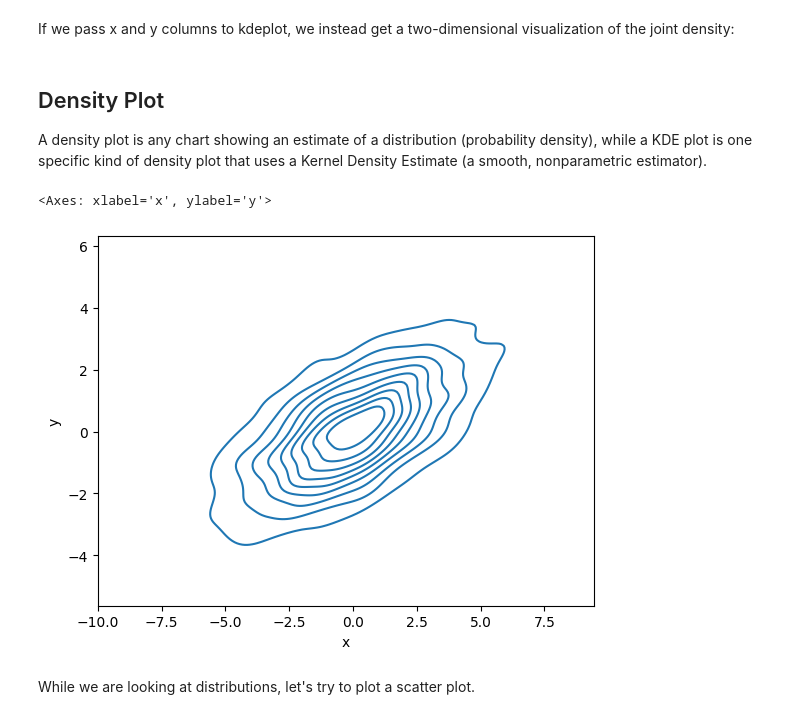
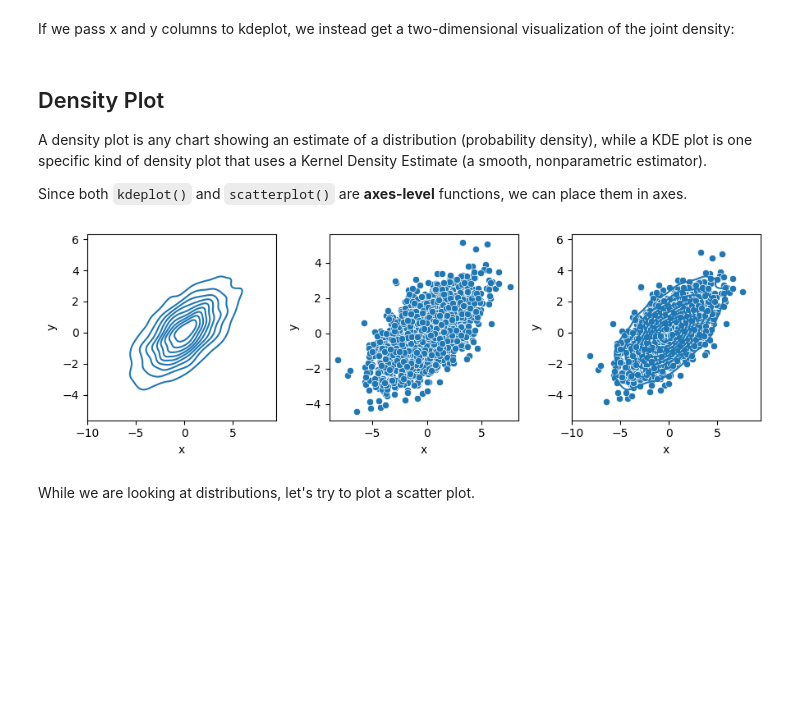
Before and after one commit to tychen742/thinkdsm, a Jupyter notebook: chapters/06-visualization/0606-vis-sns-intro.ipynb, the cells around one changed output. Drawn from its saved outputs; the diff is of its cells as text; code cells hidden in the pictures; blank space fills up the shorter version.

```diff
--- a/chapters/06-visualization/0606-vis-sns-intro.ipynb
+++ b/chapters/06-visualization/0606-vis-sns-intro.ipynb
@@ -171 +211,3 @@ Still using `plt.hist()` with a larger number of bins (30).
+# %%
+data['z'] = data['y'] * 2
 # %%
@@ -230,13 +280,21 @@ of the joint density:
 # %% [markdown]
 ## Density Plot
 A density plot is any chart showing an estimate of a distribution (probability density), while a KDE plot is one specific kind of density plot that uses a Kernel Density Estimate (a smooth, nonparametric estimator).
+
+Since both `kdeplot()` and `scatterplot()` are **axes-level** functions, we can place them in axes.
 # %%
 ### kde plot with x and y
 
-sns.kdeplot(data=data, x='x', y='y')
+fig, axes = plt.subplots(1, 3, figsize=(9, 3))
+
+sns.kdeplot(data=data, x='x', y='y', ax=axes[0])       ### density plot
+sns.scatterplot(data=data, x='x', y='y', ax=axes[1])   ### scatter plot
+sns.kdeplot(data=data, x='x', y='y', ax=axes[2])
+sns.scatterplot(data=data, x='x', y='y', ax=axes[2])
+
+plt.tight_layout()
 # %% [output]
-<Axes: xlabel='x', ylabel='y'>
-[figure, old version]
+[figure, new version]
 # %% [markdown]
 While we are looking at distributions, let's try to plot a scatter plot.
 # %% [markdown]
```
Also changed, not shown: parts of 9 cells of this notebook, 4 other files.
